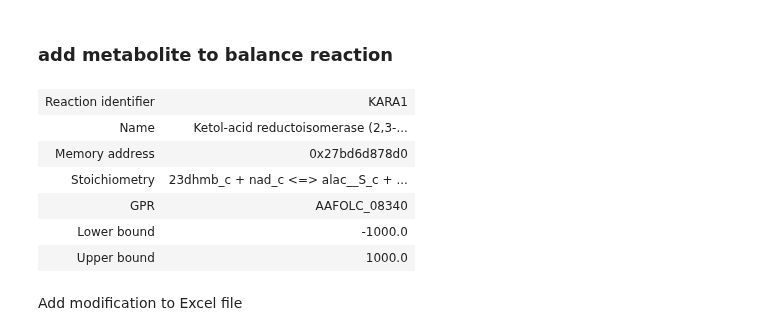
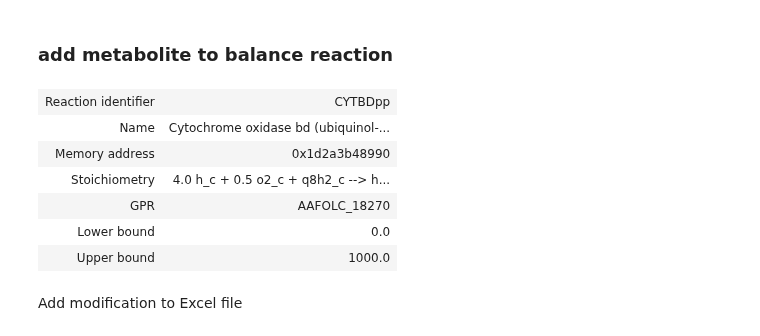
Before and after one commit to AzizBenA/iABA974_SoF1_GEM, a Jupyter notebook: Scripts/Model_manipulation.ipynb, the cells around one changed output. Saved outputs shown, nothing was run; the diff lists cells and outputs as text; code cells hidden in the pictures.

```diff
--- a/Scripts/Model_manipulation.ipynb
+++ b/Scripts/Model_manipulation.ipynb
@@ -54,7 +41,7 @@ reaction = model.reactions.get_by_id('EX_succ_e')
 reaction.bounds = -0.0, 0.0
 reaction = model.reactions.get_by_id('EX_co2_e')
 reaction.bounds = -100.0, 0.0
-reaction = model.reactions.get_by_id('EX_h2_e')
+reaction = model.reactions.get_by_id('EX_hco3_e')
 reaction.bounds = -11.5, 0.0
 # %%
 model.objective = "Growth"
@@ -544,17 +507,17 @@ Associated Genes:
 # %% [markdown]
 ### add metabolite to balance reaction
 # %%
-reaction = model.reactions.get_by_id('KARA1')
-metabolite_to_add = 'nad_c'
-reaction.add_metabolites({metabolite_to_add: -1.0})
+reaction = model.reactions.get_by_id('CYTBDpp')
+metabolite_to_add = 'h_c'
+reaction.add_metabolites({metabolite_to_add: 2.0})
 reaction
 # %% [output]
-| Reaction identifier | KARA1 |
-| Name | Ketol-acid reductoisomerase (2,3-... |
-| Memory address | 0x27bd6d878d0 |
-| Stoichiometry | 23dhmb_c + nad_c <=> alac__S_c + ... |
-| GPR | AAFOLC_08340 |
-| Lower bound | -1000.0 |
+| Reaction identifier | CYTBDpp |
+| Name | Cytochrome oxidase bd (ubiquinol-... |
+| Memory address | 0x1d2a3b48990 |
+| Stoichiometry | 4.0 h_c + 0.5 o2_c + q8h2_c --> h... |
+| GPR | AAFOLC_18270 |
+| Lower bound | 0.0 |
 | Upper bound | 1000.0 |
 # %% [markdown]
 Add modification to Excel file
```
Also changed, not shown: parts of 22 cells of this notebook, 4 other files.
